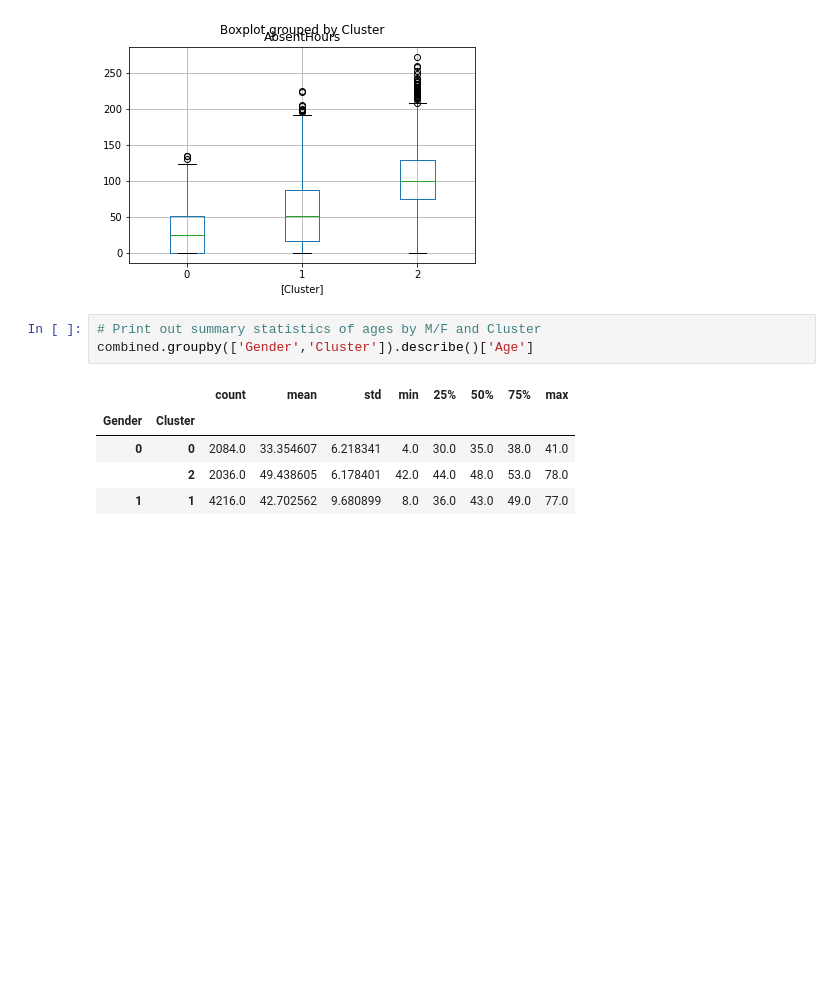
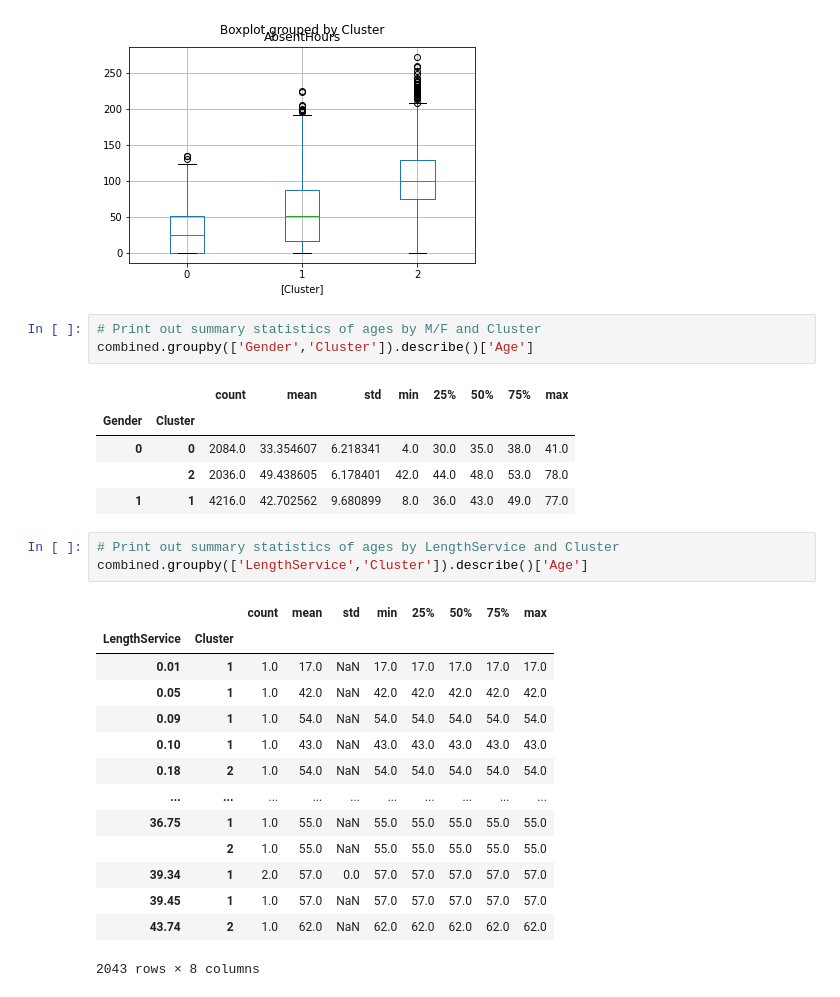
Before and after one commit to jmalauss/Absenteeism, a Jupyter notebook: unsupervised.ipynb, the cells around one changed output. Cells and saved outputs as stored; diff of their text form; blank space fills up the shorter version.

```diff
--- a/unsupervised.ipynb
+++ b/unsupervised.ipynb
@@ -113,3 +155,21 @@ combined.groupby(['Gender','Cluster']).describe()['Age']
 | 0 | 0 | 2084.0 | 33.354607 | 6.218341 | 4.0 | 30.0 | 35.0 | 38.0 | 41.0 |
 |  | 2 | 2036.0 | 49.438605 | 6.178401 | 42.0 | 44.0 | 48.0 | 53.0 | 78.0 |
 | 1 | 1 | 4216.0 | 42.702562 | 9.680899 | 8.0 | 36.0 | 43.0 | 49.0 | 77.0 |
+# %%
+# Print out summary statistics of ages by LengthService and Cluster
+combined.groupby(['LengthService','Cluster']).describe()['Age']
+# %% [output]
+|  |  | count | mean | std | min | 25% | 50% | 75% | max |
+| LengthService | Cluster |  |  |  |  |  |  |  |  |
+| 0.01 | 1 | 1.0 | 17.0 | NaN | 17.0 | 17.0 | 17.0 | 17.0 | 17.0 |
+| 0.05 | 1 | 1.0 | 42.0 | NaN | 42.0 | 42.0 | 42.0 | 42.0 | 42.0 |
+| 0.09 | 1 | 1.0 | 54.0 | NaN | 54.0 | 54.0 | 54.0 | 54.0 | 54.0 |
+| 0.10 | 1 | 1.0 | 43.0 | NaN | 43.0 | 43.0 | 43.0 | 43.0 | 43.0 |
+| 0.18 | 2 | 1.0 | 54.0 | NaN | 54.0 | 54.0 | 54.0 | 54.0 | 54.0 |
+| ... | ... | ... | ... | ... | ... | ... | ... | ... | ... |
+| 36.75 | 1 | 1.0 | 55.0 | NaN | 55.0 | 55.0 | 55.0 | 55.0 | 55.0 |
+|  | 2 | 1.0 | 55.0 | NaN | 55.0 | 55.0 | 55.0 | 55.0 | 55.0 |
+| 39.34 | 1 | 2.0 | 57.0 | 0.0 | 57.0 | 57.0 | 57.0 | 57.0 | 57.0 |
+| 39.45 | 1 | 1.0 | 57.0 | NaN | 57.0 | 57.0 | 57.0 | 57.0 | 57.0 |
+| 43.74 | 2 | 1.0 | 62.0 | NaN | 62.0 | 62.0 | 62.0 | 62.0 | 62.0 |
+2043 rows × 8 columns
```
Also changed, not shown: parts of 11 cells of this notebook.
